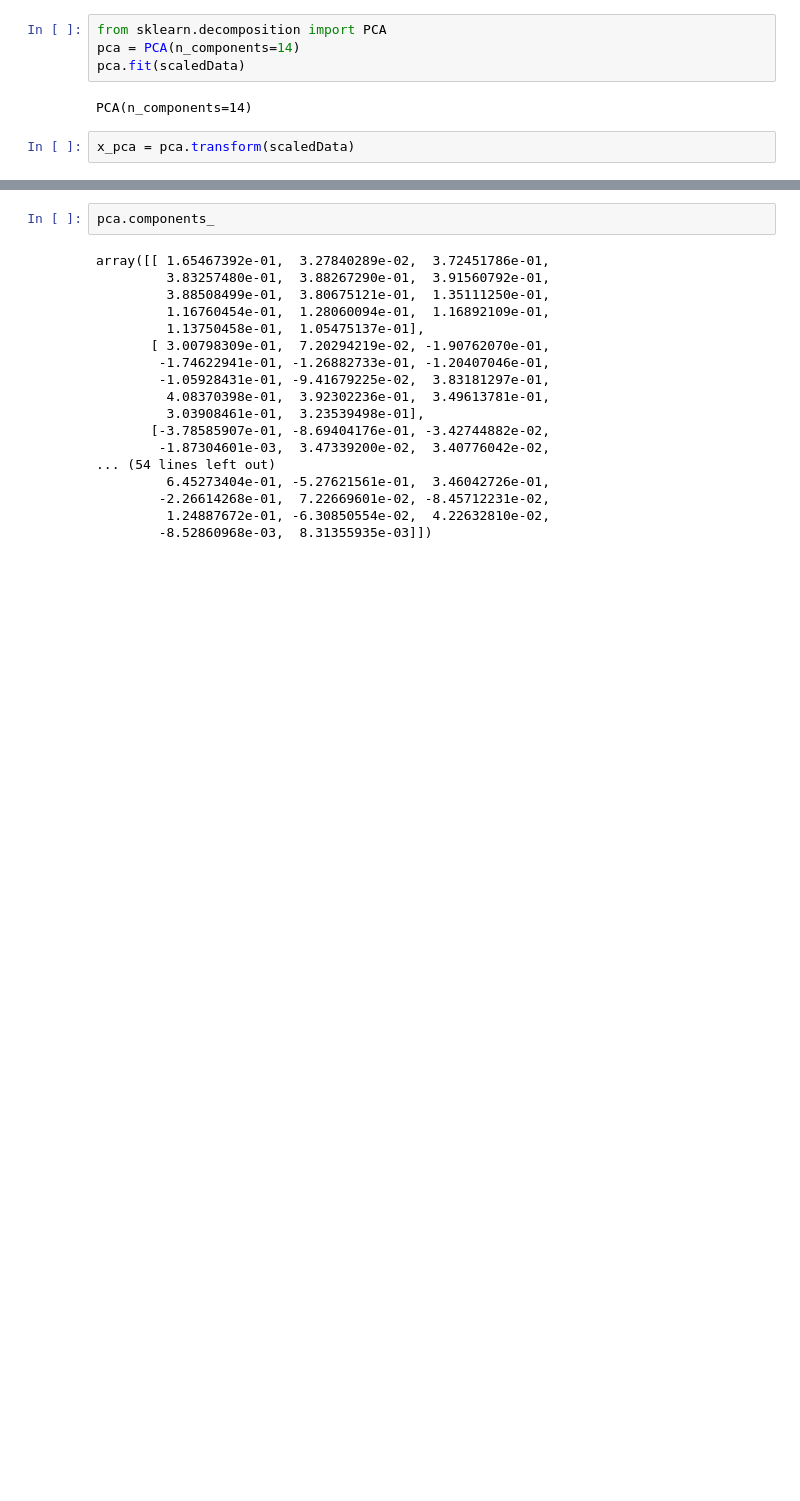
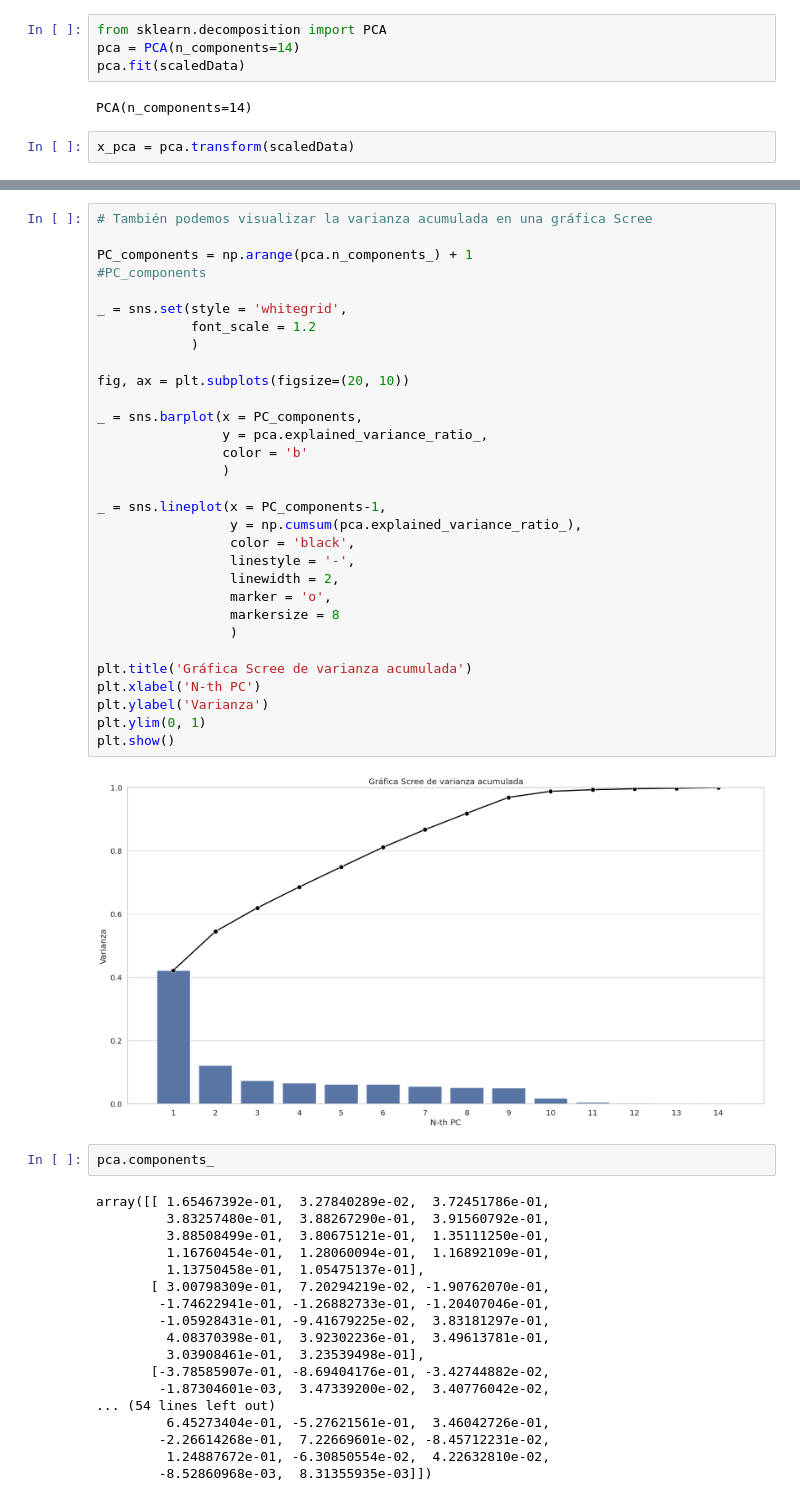
Before and after one commit to PosgradoMNA/actividades-del-projecto-96, a Jupyter notebook: Semana-4/ActividadSemana4.ipynb, the cells around one changed output, grey strips where cells are left out. Drawn from its saved outputs; the diff is of its cells as text; blank space fills up the shorter version.

```diff
--- a/Semana-4/ActividadSemana4.ipynb
+++ b/Semana-4/ActividadSemana4.ipynb
@@ -122,3 +127,36 @@ pcsSummary
+# %%
+# También podemos visualizar la varianza acumulada en una gráfica Scree
+
+PC_components = np.arange(pca.n_components_) + 1
+#PC_components
+
+_ = sns.set(style = 'whitegrid',
+            font_scale = 1.2
+            )
+
+fig, ax = plt.subplots(figsize=(20, 10))
+
+_ = sns.barplot(x = PC_components,
+                y = pca.explained_variance_ratio_,
+                color = 'b'
+                )
+
+_ = sns.lineplot(x = PC_components-1,
+                 y = np.cumsum(pca.explained_variance_ratio_),
+                 color = 'black',
+                 linestyle = '-',
+                 linewidth = 2,
+                 marker = 'o',
+                 markersize = 8
+                 )
+
+plt.title('Gráfica Scree de varianza acumulada')
+plt.xlabel('N-th PC')
+plt.ylabel('Varianza')
+plt.ylim(0, 1)
+plt.show()
+# %% [output]
+[figure, added]
 # %%
 pca.components_
 # %% [output]
```
Also changed, not shown: parts of 8 cells of this notebook.
